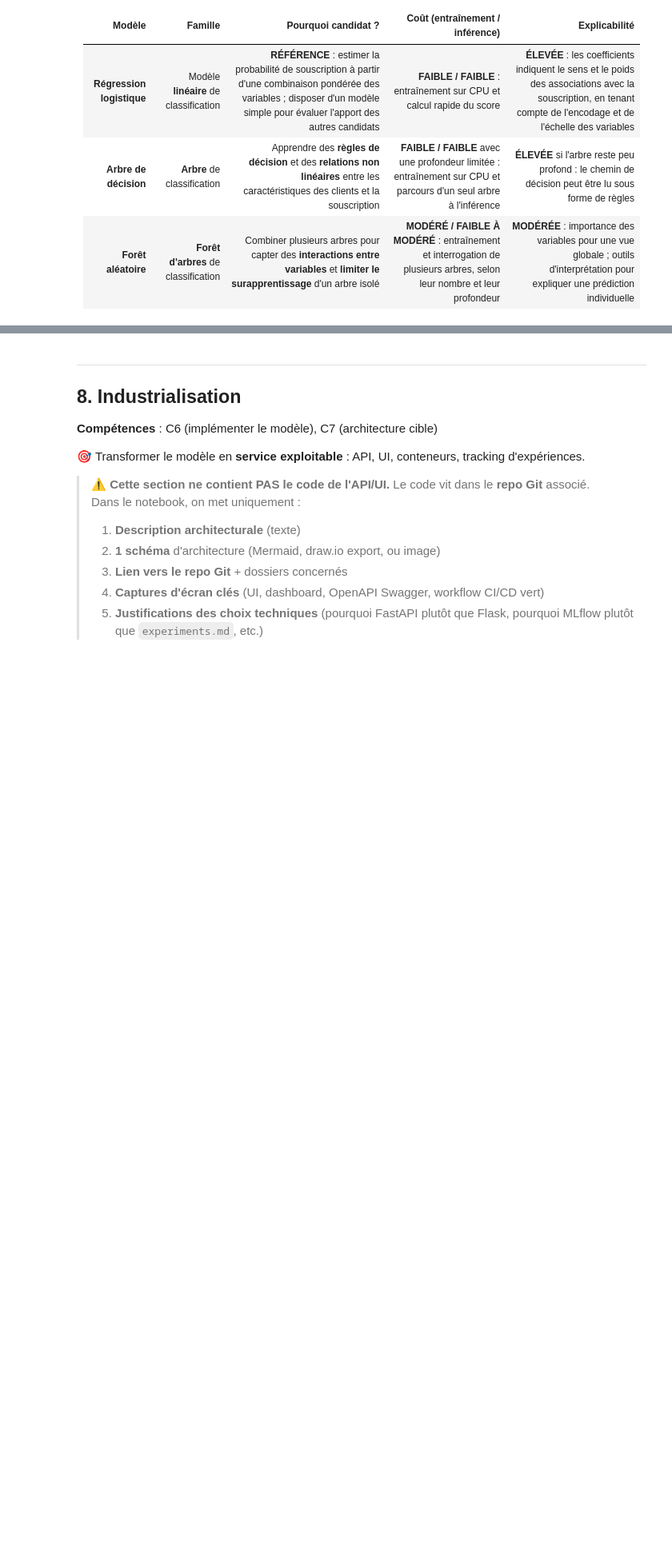
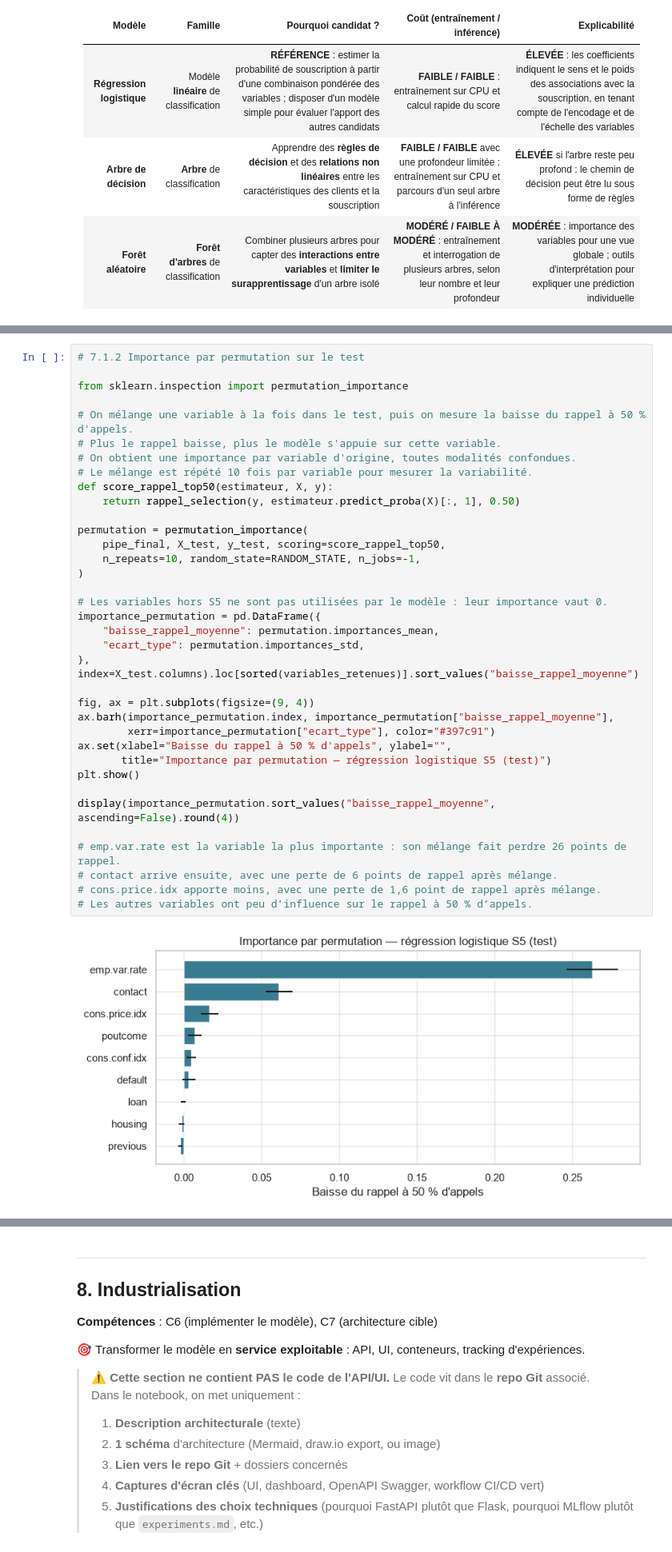
Before and after one commit to franckcwalter/eval-usecase-marketing, a Jupyter notebook: cas_usage_bank_marketing.ipynb, the cells around one changed output, grey strips where cells are left out. Shown at 80% size. Saved outputs shown, nothing was run; the diff lists cells and outputs as text; blank space fills up the shorter version.

```diff
--- a/cas_usage_bank_marketing.ipynb
+++ b/cas_usage_bank_marketing.ipynb
@@ -1569,0 +2543,38 @@ Le choix des modèles privilégiera le coût de calcul, l'explicabilité pour le
+# %%
+# 7.1.2 Importance par permutation sur le test
+
+from sklearn.inspection import permutation_importance
+
+# On mélange une variable à la fois dans le test, puis on mesure la baisse du rappel à 50 % d'appels.
+# Plus le rappel baisse, plus le modèle s'appuie sur cette variable.
+# On obtient une importance par variable d'origine, toutes modalités confondues.
+# Le mélange est répété 10 fois par variable pour mesurer la variabilité.
+def score_rappel_top50(estimateur, X, y):
+    return rappel_selection(y, estimateur.predict_proba(X)[:, 1], 0.50)
+
+permutation = permutation_importance(
+    pipe_final, X_test, y_test, scoring=score_rappel_top50,
+    n_repeats=10, random_state=RANDOM_STATE, n_jobs=-1,
+)
+
+# Les variables hors S5 ne sont pas utilisées par le modèle : leur importance vaut 0.
+importance_permutation = pd.DataFrame({
+    "baisse_rappel_moyenne": permutation.importances_mean,
+    "ecart_type": permutation.importances_std,
+}, index=X_test.columns).loc[sorted(variables_retenues)].sort_values("baisse_rappel_moyenne")
+
+fig, ax = plt.subplots(figsize=(9, 4))
+ax.barh(importance_permutation.index, importance_permutation["baisse_rappel_moyenne"],
+        xerr=importance_permutation["ecart_type"], color="#397c91")
+ax.set(xlabel="Baisse du rappel à 50 % d'appels", ylabel="",
+       title="Importance par permutation — régression logistique S5 (test)")
+plt.show()
+
+display(importance_permutation.sort_values("baisse_rappel_moyenne", ascending=False).round(4))
+
+# emp.var.rate est la variable la plus importante : son mélange fait perdre 26 points de rappel.
+# contact arrive ensuite, avec une perte de 6 points de rappel après mélange.
+# cons.price.idx apporte moins, avec une perte de 1,6 point de rappel après mélange.
+# Les autres variables ont peu d’influence sur le rappel à 50 % d’appels.
+# %% [output]
+[figure, added]
```
Also changed, not shown: parts of 58 cells of this notebook, 4 other files.
